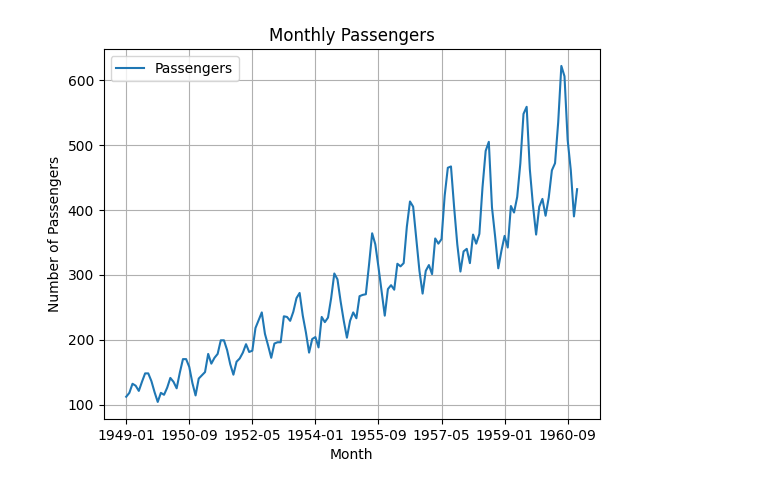
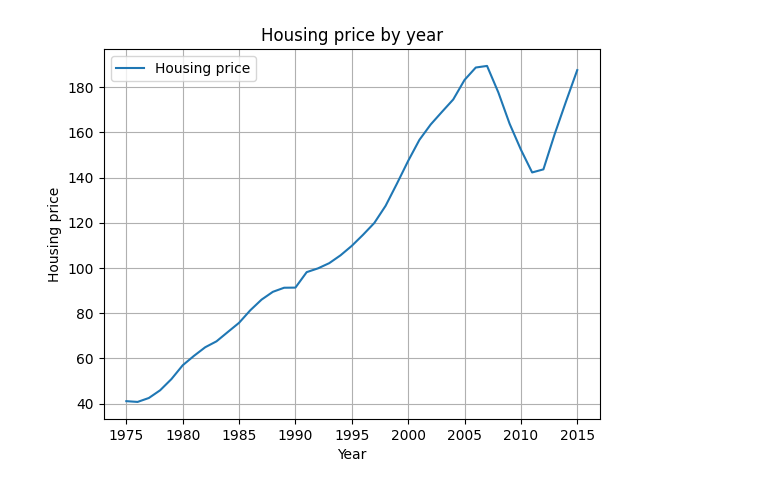
Before and after one commit to ThomasDarrieumerlou/Forecasting-project, a Jupyter notebook: Forcasting.ipynb, the cells around one changed output. Cells and saved outputs as stored; diff of their text form; code cells hidden in the pictures.

```diff
--- a/Forcasting.ipynb
+++ b/Forcasting.ipynb
@@ -13,6 +13,9 @@ import matplotlib.pyplot as plt
 import warnings
 warnings.filterwarnings('ignore')
 # %%
-df = pd.read_csv('AirPassengers.csv')
-df.head(10)
+df = pd.read_csv('merged_dataset.csv')
+atlanta_data = df[df['City, State'] == 'Atlanta, GA']
+
+# Afficher les données liées à Atlanta
+atlanta_data.head(10)
 # %% [output]
@@ -30,11 +33,11 @@ df.head(10)
 # %%
-df.plot(x='Month', y='#Passengers', label='Passengers')
+atlanta_data.plot(x='Year', y='index_nsa', label='Housing price')
 
-plt.title('Monthly Passengers')
-plt.xlabel('Month')
-plt.ylabel('Number of Passengers')
+plt.title('Housing price by year')
+plt.xlabel('Year')
+plt.ylabel('Housing price')
 plt.legend()
 plt.grid()
 plt.show()
 # %% [output]
-[figure, old version]
+[figure, new version]
```
Also changed, not shown: parts of 2 cells of this notebook.
